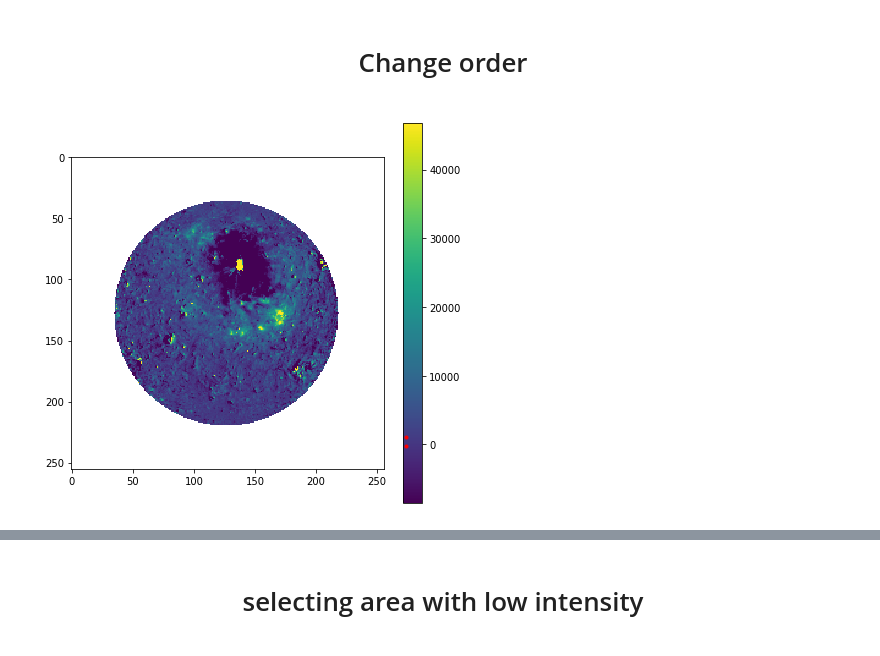
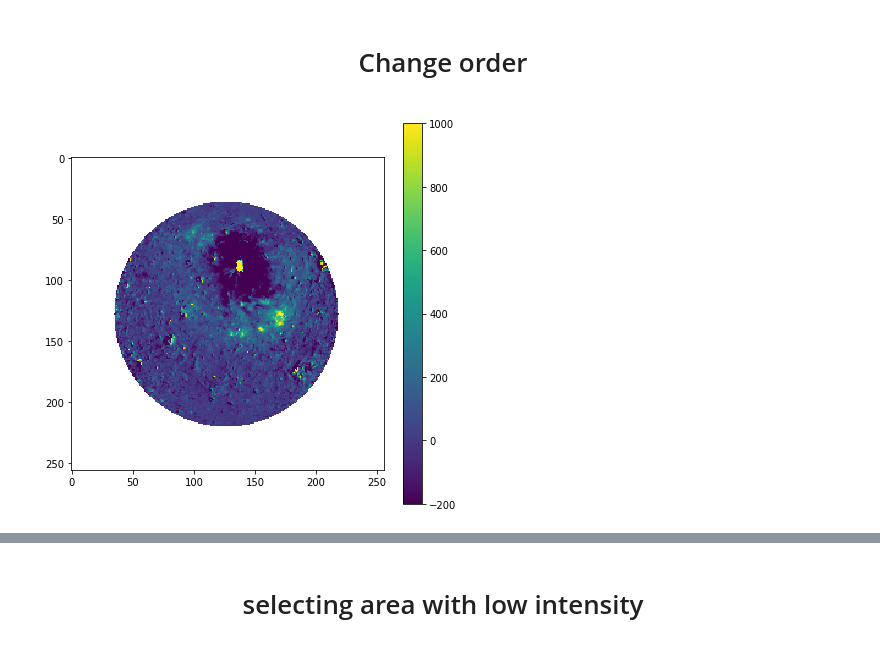
Before and after one commit to Lavton/EDP_reveal, a Jupyter notebook: Coronal_Dimmings.ipynb, the cells around one changed output, grey strips where cells are left out. Cells and saved outputs as stored; diff of their text form; code cells hidden in the pictures.

```diff
--- a/Coronal_Dimmings.ipynb
+++ b/Coronal_Dimmings.ipynb
@@ -75,9 +78,7 @@ plt.show()
 <center><h1>Change order</h1></center>
 # %%
 plt.imshow(raw_data, vmin=-200, vmax=1000)
-cbar = plt.colorbar(CS)
-cbar.ax.plot([0], [-200]*1, 'w.', color="r")
-cbar.ax.plot([0], [1000]*1, 'w.', color="r")
+plt.colorbar()
 plt.show()
 # %% [output]
-[figure, old version]
+[figure, new version]
```
Also changed, not shown: parts of 14 cells of this notebook, 37 other files.
